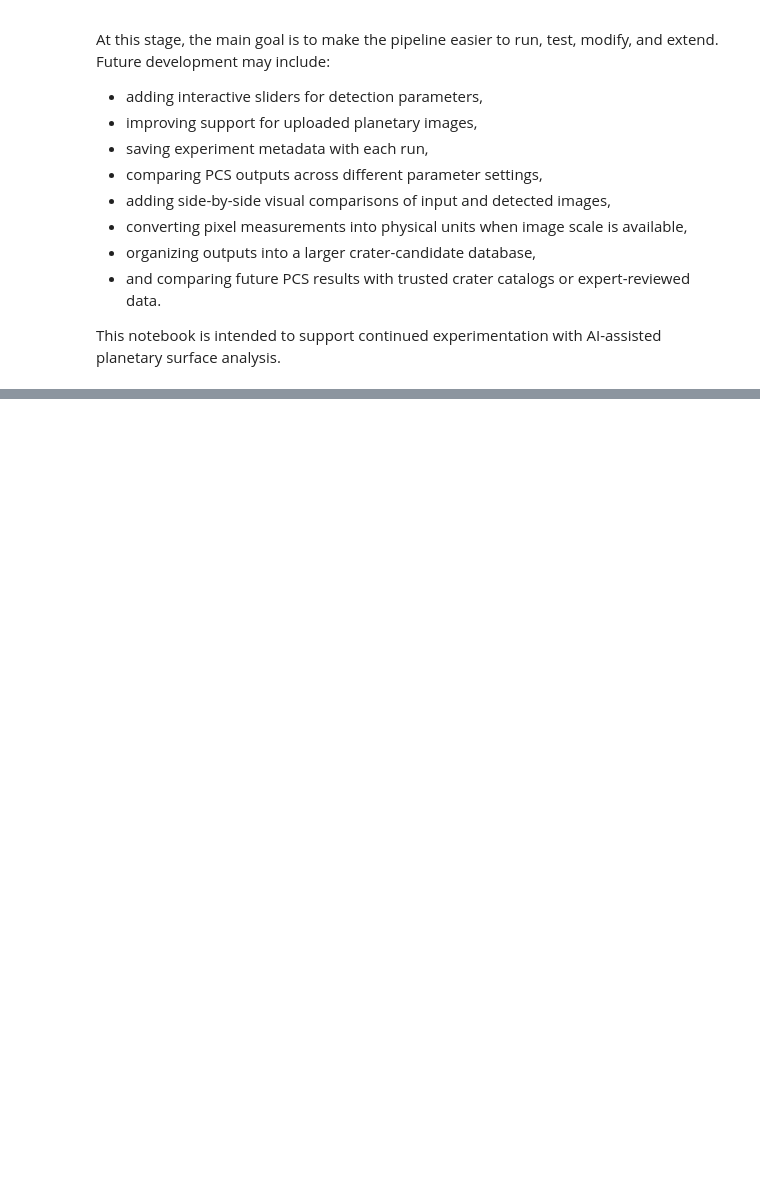
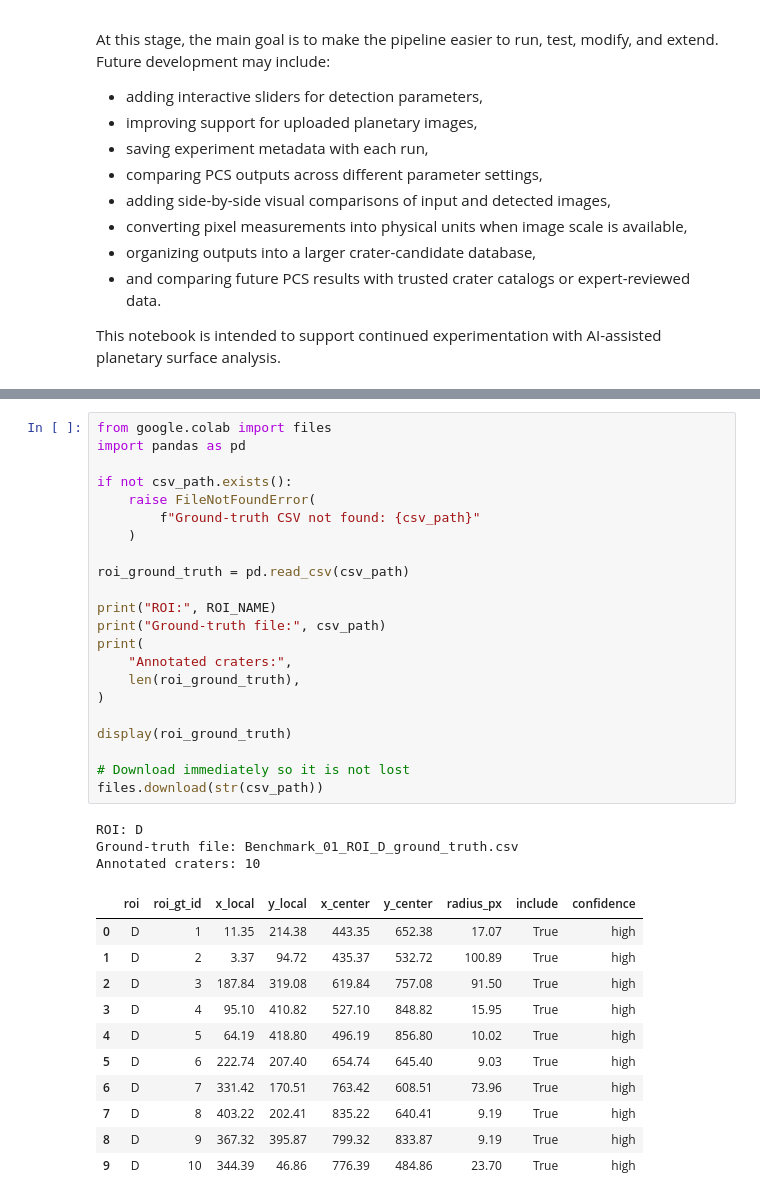
Before and after one commit to dajuarez4/MooCraDee, a Jupyter notebook: notebooks/PCS_GPU_Demo.ipynb, the cells around one changed output, grey strips where cells are left out. Saved outputs shown, nothing was run; the diff lists cells and outputs as text; blank space fills up the shorter version.

```diff
--- a/notebooks/PCS_GPU_Demo.ipynb
+++ b/notebooks/PCS_GPU_Demo.ipynb
@@ -953,0 +1270,37 @@ This notebook is intended to support continued experimentation with AI-assisted
+# %%
+from google.colab import files
+import pandas as pd
+
+if not csv_path.exists():
+    raise FileNotFoundError(
+        f"Ground-truth CSV not found: {csv_path}"
+    )
+
+roi_ground_truth = pd.read_csv(csv_path)
+
+print("ROI:", ROI_NAME)
+print("Ground-truth file:", csv_path)
+print(
+    "Annotated craters:",
+    len(roi_ground_truth),
+)
+
+display(roi_ground_truth)
+
+# Download immediately so it is not lost
+files.download(str(csv_path))
+# %% [output]
+ROI: D
+Ground-truth file: Benchmark_01_ROI_D_ground_truth.csv
+Annotated craters: 10
+|  | roi | roi_gt_id | x_local | y_local | x_center | y_center | radius_px | include | confidence |
+| 0 | D | 1 | 11.35 | 214.38 | 443.35 | 652.38 | 17.07 | True | high |
+| 1 | D | 2 | 3.37 | 94.72 | 435.37 | 532.72 | 100.89 | True | high |
+| 2 | D | 3 | 187.84 | 319.08 | 619.84 | 757.08 | 91.50 | True | high |
+| 3 | D | 4 | 95.10 | 410.82 | 527.10 | 848.82 | 15.95 | True | high |
+| 4 | D | 5 | 64.19 | 418.80 | 496.19 | 856.80 | 10.02 | True | high |
+| 5 | D | 6 | 222.74 | 207.40 | 654.74 | 645.40 | 9.03 | True | high |
+| 6 | D | 7 | 331.42 | 170.51 | 763.42 | 608.51 | 73.96 | True | high |
+| 7 | D | 8 | 403.22 | 202.41 | 835.22 | 640.41 | 9.19 | True | high |
+| 8 | D | 9 | 367.32 | 395.87 | 799.32 | 833.87 | 9.19 | True | high |
+| 9 | D | 10 | 344.39 | 46.86 | 776.39 | 484.86 | 23.70 | True | high |
```
Also changed, not shown: parts of 27 cells of this notebook.
